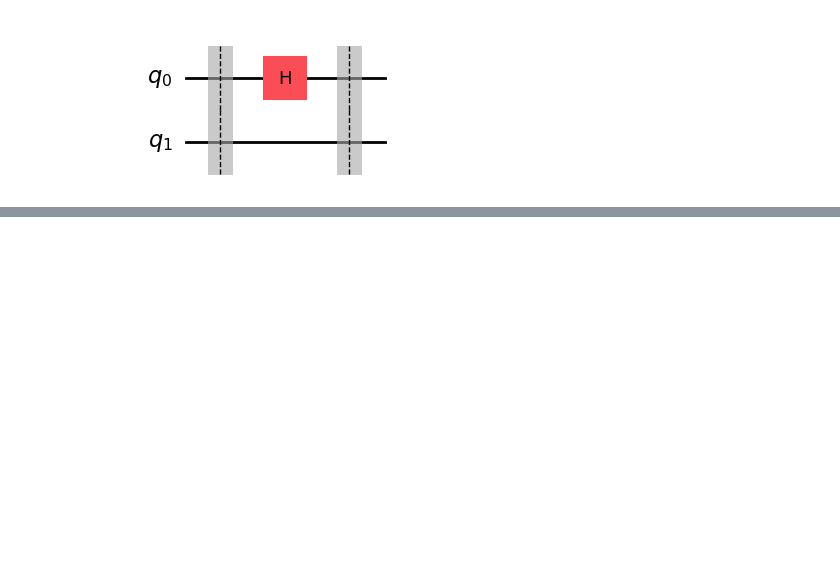
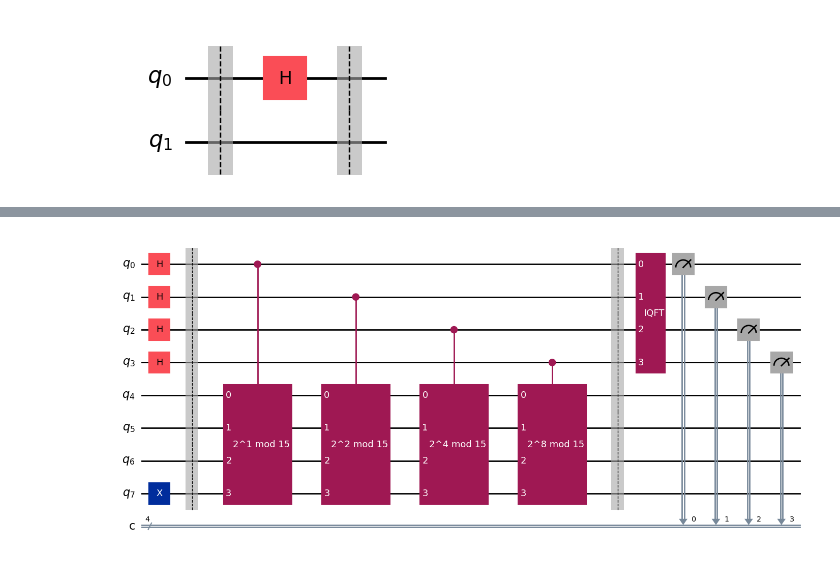
Before and after one commit to W-Bernau/QiskitAlgorithms, a Jupyter notebook: Qiskit_Basics.ipynb, the cells around one changed output, grey strips where cells are left out. Drawn from its saved outputs; the diff is of its cells as text; code cells hidden in the pictures; blank space fills up the shorter version.

```diff
--- a/Qiskit_Basics.ipynb
+++ b/Qiskit_Basics.ipynb
@@ -45,0 +82,41 @@ Successfully installed qutip-5.0.2
+# %%
+from qiskit.circuit.library import QFT
+from fractions import Fraction
+
+def modular_exponentiation(given_circuit, n, m, a):
+    for x in range(n):
+        exponent = 2**x
+        given_circuit.append(a_x_mod15(a, exponent),
+                     [x] + list(range(n, n+m)))
+
+def shor_circuit(a,n,m):
+    # Input : a - guess for factor of 15
+    #         n - number of measurements
+    #         m - number of target qubits
+
+    # Setting up circuit
+    shor = QuantumCircuit(n+m, n)
+
+    # Initializing firsts n qubits with Hadamard
+    shor.h(range(n))
+    # Applying sigma_x gate to last qubit
+    shor.x(n+m-1)
+    shor.barrier()
+
+    #Apply modular exponentiation gates
+    modular_exponentiation(shor, n, m, a)
+    shor.barrier()
+
+    #Apply inverse QFT
+    shor.append(QFT(n, do_swaps=False).inverse(), range(n))
+
+    # measure the first n qubits
+    shor.measure(range(n), range(n))
+
+    return shor
+
+n = 4; m = 4; a = 2
+shor_example = shor_circuit(a,n,m)
+shor_example.draw(output = 'mpl')
+# %% [output]
+[figure, added]
```
Also changed, not shown: parts of 8 cells of this notebook.
